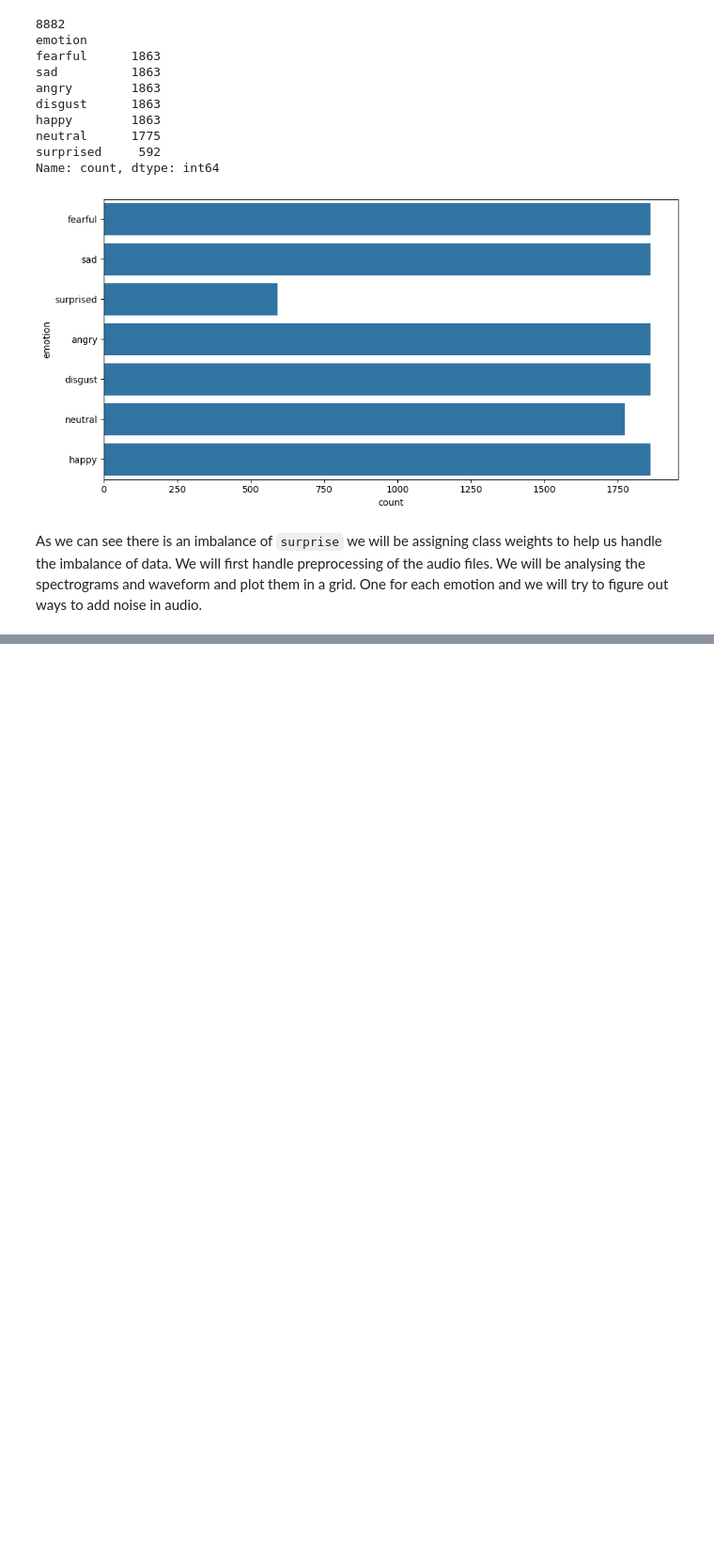
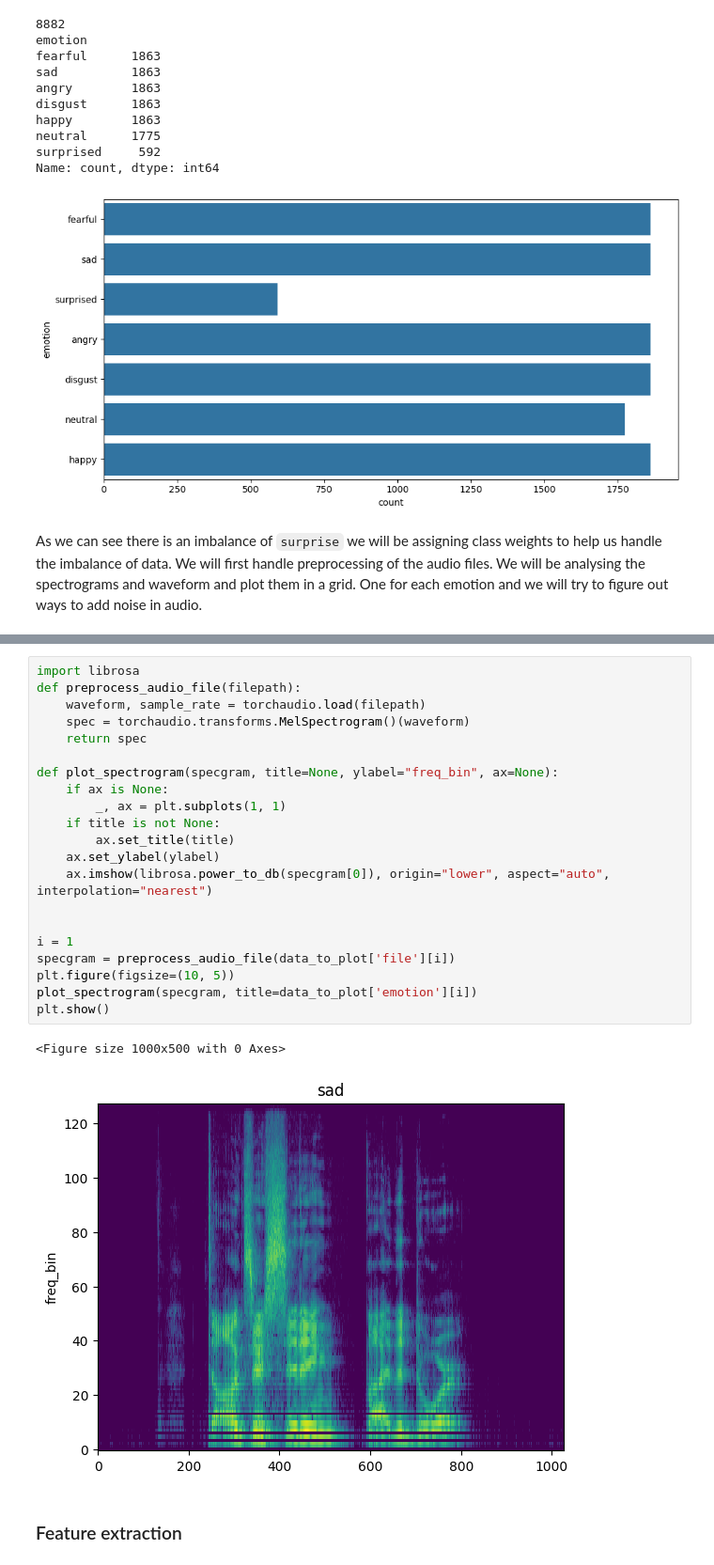
Before and after one commit to TarushS-1996/AudioSentimentProject, a Jupyter notebook: model.ipynb, the cells around one changed output, grey strips where cells are left out. Shown at 94% size. Drawn from its saved outputs; the diff is of its cells as text; blank space fills up the shorter version.

```diff
--- a/model.ipynb
+++ b/model.ipynb
@@ -298,0 +316,26 @@ plot_waveform(data_to_plot['file'][0], data_to_plot['emotion'][0])
+# %%
+import librosa
+def preprocess_audio_file(filepath):
+    waveform, sample_rate = torchaudio.load(filepath)
+    spec = torchaudio.transforms.MelSpectrogram()(waveform)
+    return spec
+
+def plot_spectrogram(specgram, title=None, ylabel="freq_bin", ax=None):
+    if ax is None:
+        _, ax = plt.subplots(1, 1)
+    if title is not None:
+        ax.set_title(title)
+    ax.set_ylabel(ylabel)
+    ax.imshow(librosa.power_to_db(specgram[0]), origin="lower", aspect="auto", interpolation="nearest")
+
+
+i = 1
+specgram = preprocess_audio_file(data_to_plot['file'][i])
+plt.figure(figsize=(10, 5))
+plot_spectrogram(specgram, title=data_to_plot['emotion'][i])
+plt.show()
+# %% [output]
+<Figure size 1000x500 with 0 Axes>
+[figure, added]
+# %% [markdown]
+### Feature extraction
```
Also changed, not shown: parts of 2 cells of this notebook.
